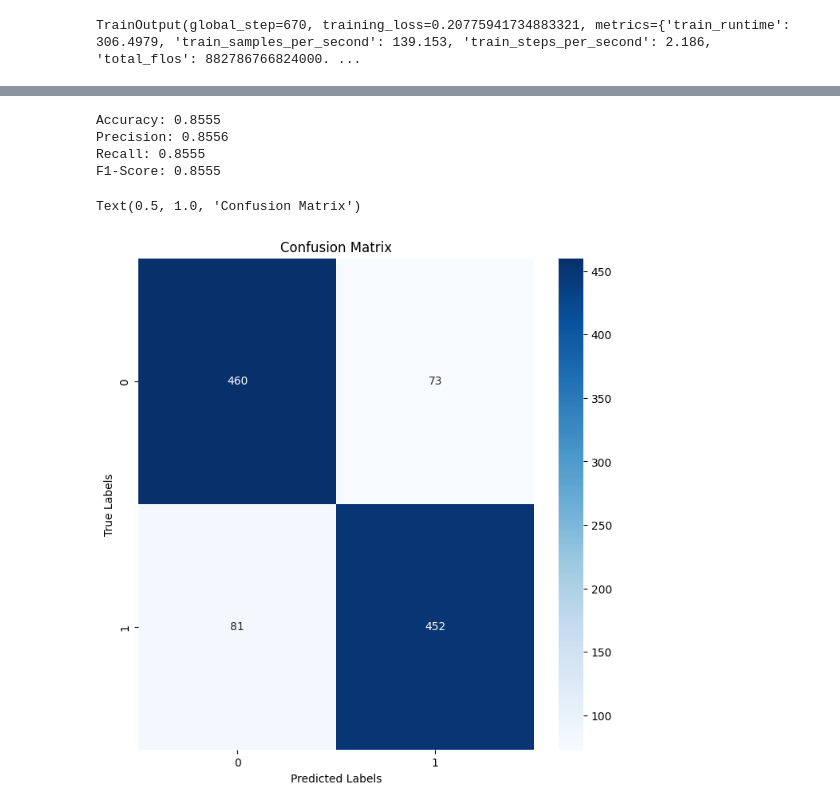
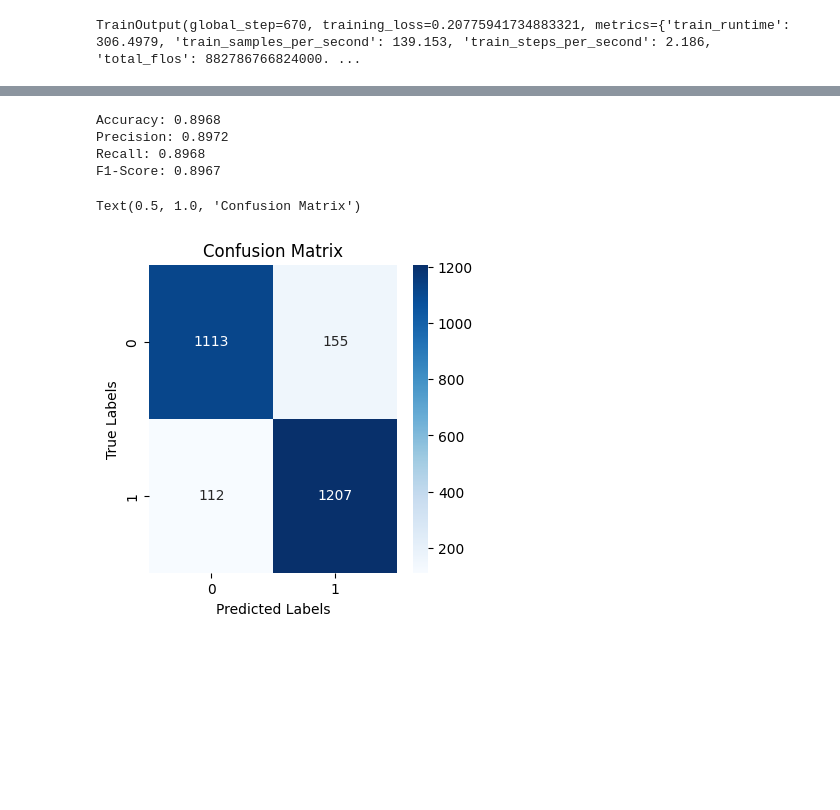
Before and after one commit to ao9000/sc4002_g24, a Jupyter notebook: dillroberta.ipynb, the cells around one changed output, grey strips where cells are left out. Drawn from its saved outputs; the diff is of its cells as text; code cells hidden in the pictures; blank space fills up the shorter version.

```diff
--- a/dillroberta.ipynb
+++ b/dillroberta.ipynb
@@ -427,3 +79,12 @@ print(train_dataset[0])
+# %%
+import pandas as pd
+from sklearn.model_selection import train_test_split
+from datasets import load_dataset, Dataset
+df = pd.read_csv("/content/drive/MyDrive/augmented_combined_train_dataset.csv")
+df['text'] = df['text'].astype(str)
+train_df, test_df = train_test_split(df, test_size=0.2, random_state=42)
+train_dataset = Dataset.from_pandas(train_df)
+test_dataset = Dataset.from_pandas(test_df)
 # %%
 from transformers import AutoModelForSequenceClassification, AutoTokenizer, Trainer, TrainingArguments
 import numpy as np
@@ -496,36 +440,36 @@ TrainOutput(global_step=670, training_loss=0.20775941734883321, metrics={'train_
 # %%
 
 # Making predictions
 predictions = trainer.predict(test_dataset)
 preds = np.argmax(predictions.predictions, axis=-1)
 
 from sklearn.metrics import accuracy_score, precision_recall_fscore_support
 
 labels = predictions.label_ids
 accuracy = accuracy_score(labels, preds)
 precision, recall, f1, _ = precision_recall_fscore_support(labels, preds, average='weighted')
 
 print(f"Accuracy: {accuracy:.4f}")
 print(f"Precision: {precision:.4f}")
 print(f"Recall: {recall:.4f}")
 print(f"F1-Score: {f1:.4f}")
 
 
 import matplotlib.pyplot as plt
 import seaborn as sns
 from sklearn.metrics import confusion_matrix
 
 conf_matrix = confusion_matrix(labels, preds)
-fig, ax = plt.subplots(figsize=(8, 8))  # Adjust the size as needed
+fig, ax = plt.subplots(figsize=(4, 4))  # Adjust the size as needed
 sns.heatmap(conf_matrix, annot=True, fmt='d', cmap='Blues', ax=ax)
 ax.set_xlabel('Predicted Labels')
 ax.set_ylabel('True Labels')
 ax.set_title('Confusion Matrix')
 # %% [output]
 [interactive output not drawn]
-Accuracy: 0.8555
-Precision: 0.8556
-Recall: 0.8555
-F1-Score: 0.8555
+Accuracy: 0.8968
+Precision: 0.8972
+Recall: 0.8968
+F1-Score: 0.8967
 Text(0.5, 1.0, 'Confusion Matrix')
-[figure, old version]
+[figure, new version]
```
Also changed, not shown: parts of 7 cells of this notebook.
